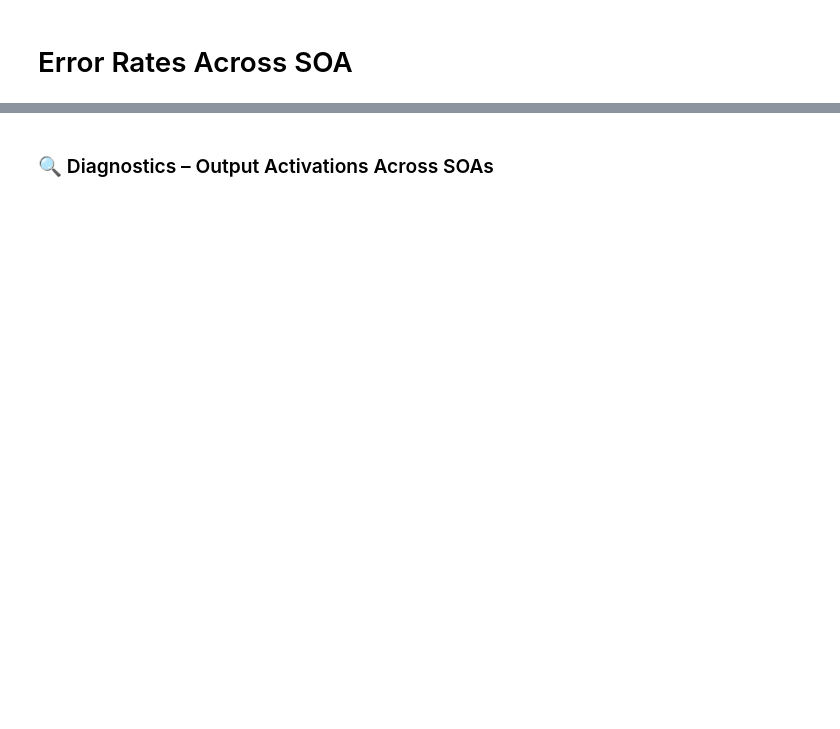
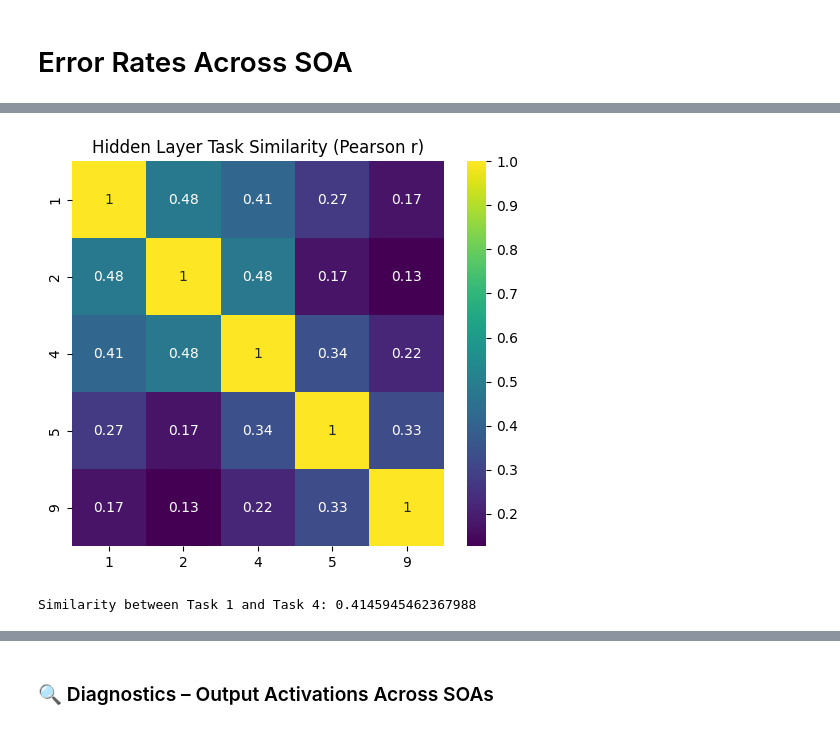
Before and after one commit to acesmeci/prp_model, a Jupyter notebook: PRP_Model.ipynb, the cells around one changed output, grey strips where cells are left out. Saved outputs shown, nothing was run; the diff lists cells and outputs as text; code cells hidden in the pictures; blank space fills up the shorter version.

```diff
--- a/PRP_Model.ipynb
+++ b/PRP_Model.ipynb
@@ -140,0 +171,32 @@ plt.show()
+# %%
+# Plot task similarity matrix
+
+# Generate data for a few tasks
+input_sgl, tasks_sgl, _, meta = generate_task_patterns(
+    N_pathways=3, N_features=3, samples_per_task=10, relevant_tasks=[1, 2, 4, 5, 9], seed=42
+)
+
+task_ids = meta["tasks_idx"]  # Task ID for each sample
+mean_hidden = get_mean_hidden_activations(net, input_sgl, tasks_sgl, task_ids)
+task_ids_sorted, sim_matrix = compute_task_similarity_matrix(mean_hidden)
+
+# Visualize or inspect
+import seaborn as sns
+import matplotlib.pyplot as plt
+
+import os
+
+# Ensure output/plots directory exists
+os.makedirs("output/plots", exist_ok=True)
+
+plt.figure(figsize=(6,5))
+sns.heatmap(sim_matrix, xticklabels=task_ids_sorted, yticklabels=task_ids_sorted, annot=True, cmap='viridis')
+plt.title("Hidden Layer Task Similarity (Pearson r)")
+plt.savefig("output/plots/task_similarity_matrix.png")
+plt.show()
+
+# Optional: print specific pair similarity
+print("Similarity between Task 1 and Task 4:", compare_task_pair_similarity(1, 4, task_ids_sorted, sim_matrix))
+# %% [output]
+[figure, added]
+Similarity between Task 1 and Task 4: 0.4145945462367988
```
Also changed, not shown: parts of 16 cells of this notebook, 7 other files.
